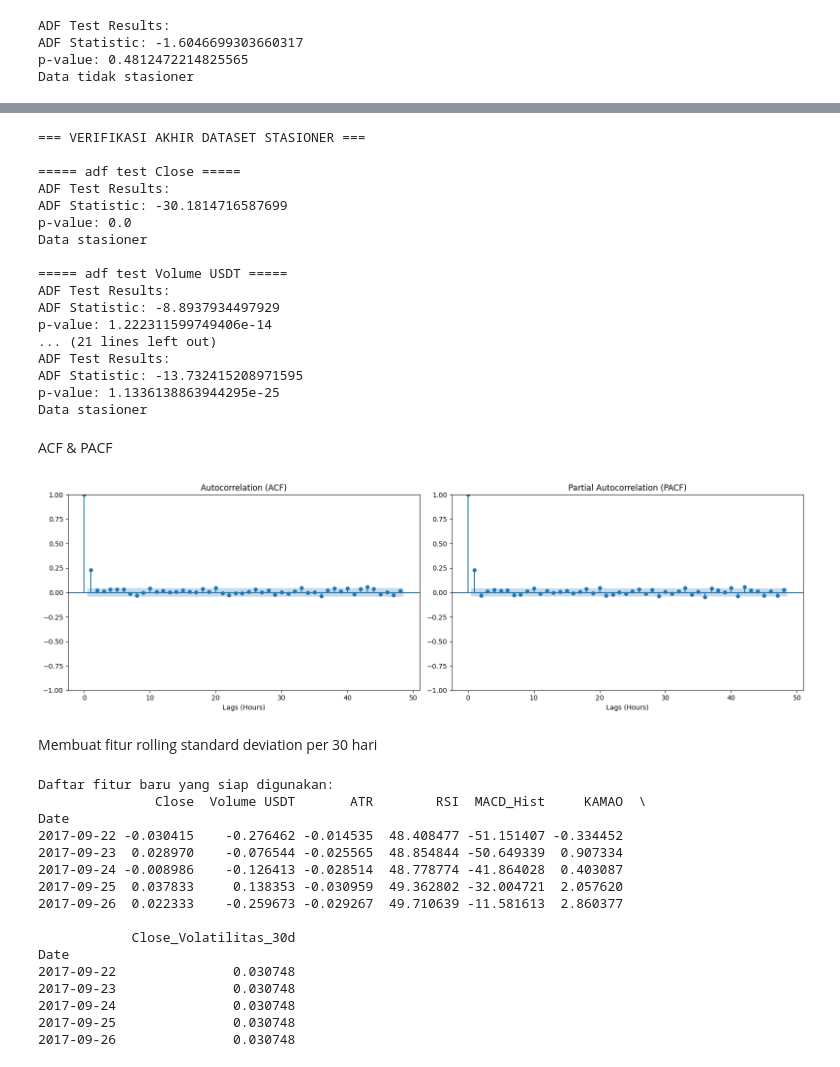
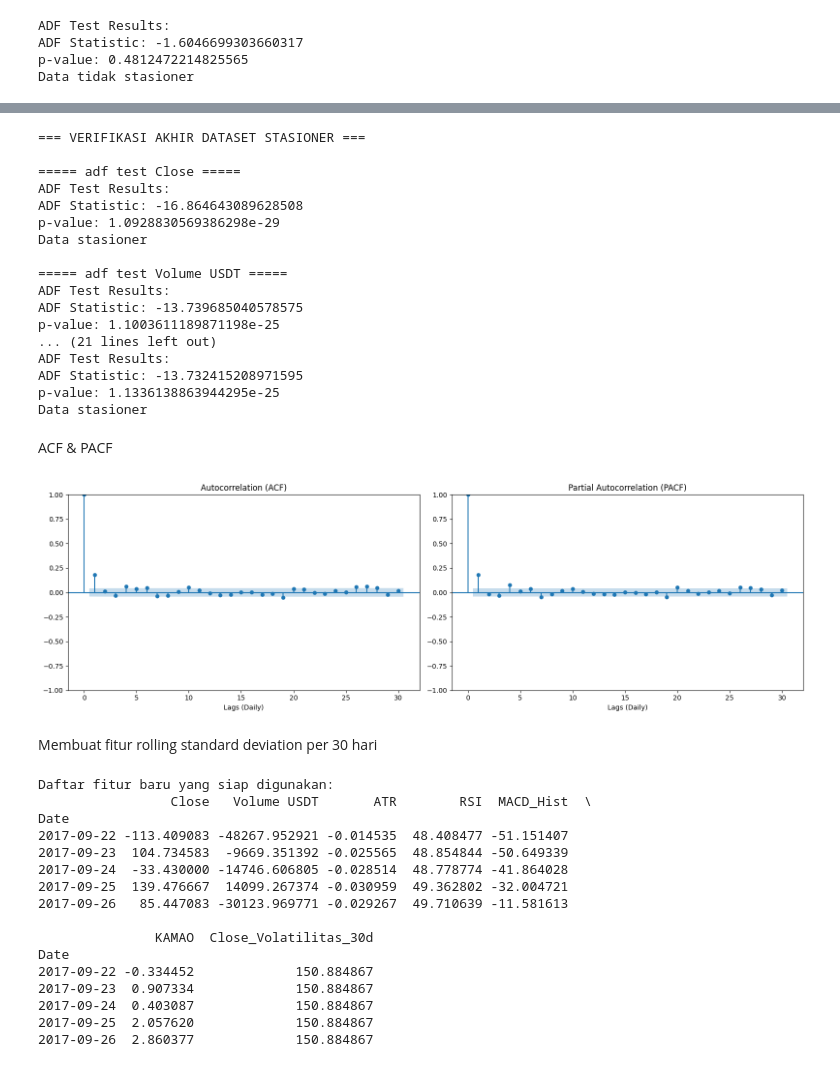
Before and after one commit to mikysetiawan/MachineLearningExpert, a Jupyter notebook: Tugas_Akhir_Timeseries_Forcasting.ipynb, the cells around one changed output, grey strips where cells are left out. Drawn from its saved outputs; the diff is of its cells as text; code cells hidden in the pictures.

```diff
--- a/Tugas_Akhir_Timeseries_Forcasting.ipynb
+++ b/Tugas_Akhir_Timeseries_Forcasting.ipynb
@@ -172,10 +172,10 @@ df_features = pd.DataFrame(index=df_daily.index)
 
 # 1. Transformasi target harga (gunakan Close atau Rolling Mean Anda)
 # Diubah menjadi persentase return harian agar stasioner sempurna
-df_features['Close'] = df_daily['Close'].pct_change()
+df_features['Close'] = df_daily['Close'].diff()
 
-# 2. Transformasi Volume USDT (Gunakan pct_change karena tidak stasioner)
-df_features['Volume USDT'] = df_daily['Volume USDT'].pct_change()
+# 2. Transformasi Volume USDT (Gunakan diff karena tidak stasioner)
+df_features['Volume USDT'] = df_daily['Volume USDT'].diff()
 
 # 3. Transformasi ATR (Gunakan Log + Diff karena varians tidak konstan)
 df_features['ATR'] = np.log(df_daily['ATR']).diff()
@@ -199,14 +199,14 @@ for col in df_features.columns:
 
 ===== adf test Close =====
 ADF Test Results:
-ADF Statistic: -30.1814716587699
-p-value: 0.0
+ADF Statistic: -16.864643089628508
+p-value: 1.0928830569386298e-29
 Data stasioner
 
 ===== adf test Volume USDT =====
 ADF Test Results:
-ADF Statistic: -8.8937934497929
-p-value: 1.222311599749406e-14
+ADF Statistic: -13.739685040578575
+p-value: 1.1003611189871198e-25
 ... (21 lines left out)
 ADF Test Results:
 ADF Statistic: -13.732415208971595
@@ -217,20 +217,20 @@ ACF & PACF
 # %%
 fig, axes = plt.subplots(1, 2, figsize=(16, 5))
 
 # Plot Autocorrelation Function (ACF)
-sm.graphics.tsa.plot_acf(df_features['Close'], lags=48, ax=axes[0])
+sm.graphics.tsa.plot_acf(df_features['Close'], lags=30, ax=axes[0])
 axes[0].set_title('Autocorrelation (ACF)')
-axes[0].set_xlabel('Lags (Hours)')
+axes[0].set_xlabel('Lags (Daily)')
 
 # Plot Partial Autocorrelation Function (PACF)
-sm.graphics.tsa.plot_pacf(df_features['Close'], lags=48, ax=axes[1], method='ywm')
+sm.graphics.tsa.plot_pacf(df_features['Close'], lags=30, ax=axes[1], method='ywm')
 axes[1].set_title('Partial Autocorrelation (PACF)')
-axes[1].set_xlabel('Lags (Hours)')
+axes[1].set_xlabel('Lags (Daily)')
 
 plt.tight_layout()
 plt.show()
 # %% [output]
-[figure, old version]
+[figure, new version]
 # %% [markdown]
 Membuat fitur rolling standard deviation per 30 hari
 # %%
@@ -244,20 +244,20 @@ print("Daftar fitur baru yang siap digunakan:")
 print(df_features.head())
 # %% [output]
 Daftar fitur baru yang siap digunakan:
-               Close  Volume USDT       ATR        RSI  MACD_Hist     KAMAO  \
+                 Close   Volume USDT       ATR        RSI  MACD_Hist  \
 Date
-2017-09-22 -0.030415    -0.276462 -0.014535  48.408477 -51.151407 -0.334452
-2017-09-23  0.028970    -0.076544 -0.025565  48.854844 -50.649339  0.907334
-2017-09-24 -0.008986    -0.126413 -0.028514  48.778774 -41.864028  0.403087
-2017-09-25  0.037833     0.138353 -0.030959  49.362802 -32.004721  2.057620
-2017-09-26  0.022333    -0.259673 -0.029267  49.710639 -11.581613  2.860377
+2017-09-22 -113.409083 -48267.952921 -0.014535  48.408477 -51.151407
+2017-09-23  104.734583  -9669.351392 -0.025565  48.854844 -50.649339
+2017-09-24  -33.430000 -14746.606805 -0.028514  48.778774 -41.864028
+2017-09-25  139.476667  14099.267374 -0.030959  49.362802 -32.004721
+2017-09-26   85.447083 -30123.969771 -0.029267  49.710639 -11.581613
 
-            Close_Volatilitas_30d
+               KAMAO  Close_Volatilitas_30d
 Date
-2017-09-22               0.030748
-2017-09-23               0.030748
-2017-09-24               0.030748
-2017-09-25               0.030748
-2017-09-26               0.030748
+2017-09-22 -0.334452             150.884867
+2017-09-23  0.907334             150.884867
+2017-09-24  0.403087             150.884867
+2017-09-25  2.057620             150.884867
+2017-09-26  2.860377             150.884867
 # %%
 plt.figure(figsize=(8, 6))
```
Also changed, not shown: parts of 5 cells of this notebook.
